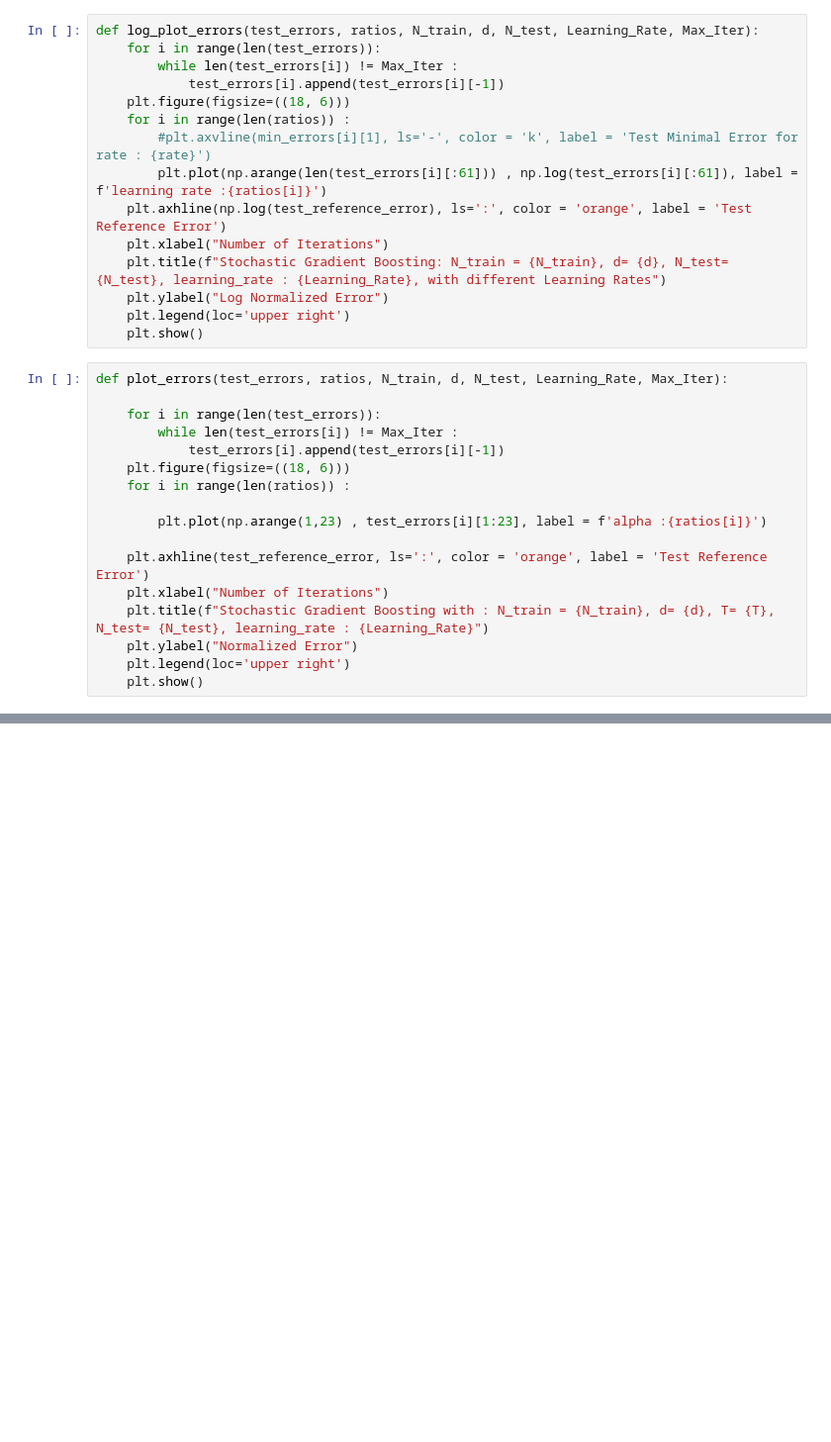
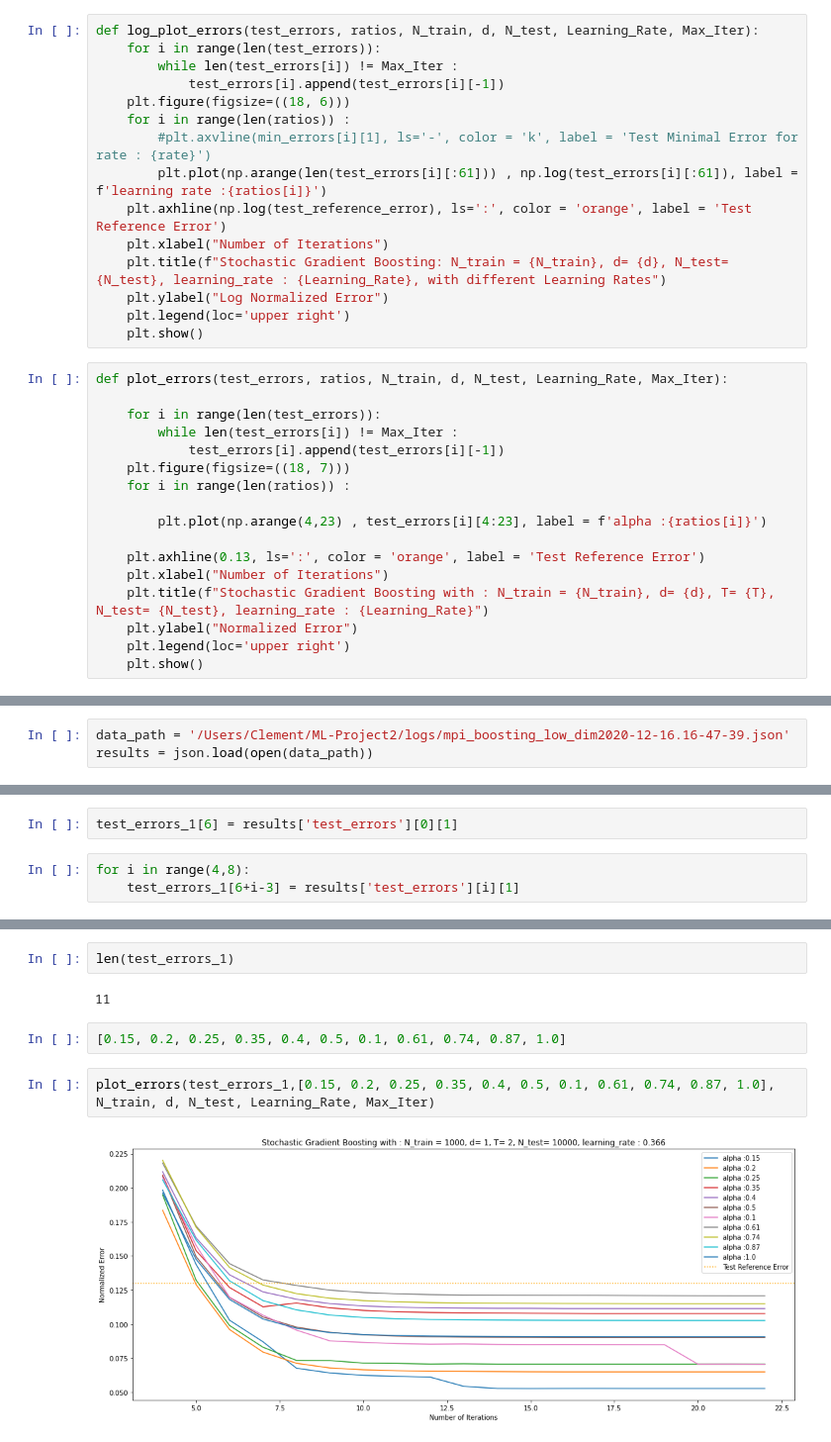
Before and after one commit to tlpss/ML-Project2, a Jupyter notebook: notebooks/#0008_Ensemble_Stochastic_Gradient_Boosting.ipynb, the cells around one changed output, grey strips where cells are left out. Shown at 99% size. Drawn from its saved outputs; the diff is of its cells as text; blank space fills up the shorter version.

Commit message:
evaluate boosting variables renaming

```diff
--- a/notebooks/#0008_Ensemble_Stochastic_Gradient_Boosting.ipynb
+++ b/notebooks/#0008_Ensemble_Stochastic_Gradient_Boosting.ipynb
@@ -333,12 +357,12 @@ def plot_errors(test_errors, ratios, N_train, d, N_test, Learning_Rate, Max_Iter
     for i in range(len(test_errors)):
         while len(test_errors[i]) != Max_Iter :
             test_errors[i].append(test_errors[i][-1])
-    plt.figure(figsize=((18, 6)))
+    plt.figure(figsize=((18, 7)))
     for i in range(len(ratios)) :
 
-        plt.plot(np.arange(1,23) , test_errors[i][1:23], label = f'alpha :{ratios[i]}')
+        plt.plot(np.arange(4,23) , test_errors[i][4:23], label = f'alpha :{ratios[i]}')
 
-    plt.axhline(test_reference_error, ls=':', color = 'orange', label = 'Test Reference Error')
+    plt.axhline(0.13, ls=':', color = 'orange', label = 'Test Reference Error')
     plt.xlabel("Number of Iterations")
     plt.title(f"Stochastic Gradient Boosting with : N_train = {N_train}, d= {d}, T= {T}, N_test= {N_test}, learning_rate : {Learning_Rate}")
     plt.ylabel("Normalized Error")
@@ -346,0 +373,3 @@ def plot_errors(test_errors, ratios, N_train, d, N_test, Learning_Rate, Max_Iter
+# %%
+data_path = '/Users/Clement/ML-Project2/logs/mpi_boosting_low_dim2020-12-16.16-47-39.json'
+results = json.load(open(data_path))
@@ -346,0 +400,5 @@ def plot_errors(test_errors, ratios, N_train, d, N_test, Learning_Rate, Max_Iter
+# %%
+test_errors_1[6] = results['test_errors'][0][1]
+# %%
+for i in range(4,8):
+    test_errors_1[6+i-3] = results['test_errors'][i][1]
@@ -346,0 +425,10 @@ def plot_errors(test_errors, ratios, N_train, d, N_test, Learning_Rate, Max_Iter
+# %%
+len(test_errors_1)
+# %% [output]
+11
+# %%
+[0.15, 0.2, 0.25, 0.35, 0.4, 0.5, 0.1, 0.61, 0.74, 0.87, 1.0]
+# %%
+plot_errors(test_errors_1,[0.15, 0.2, 0.25, 0.35, 0.4, 0.5, 0.1, 0.61, 0.74, 0.87, 1.0], N_train, d, N_test, Learning_Rate, Max_Iter)
+# %% [output]
+[figure, added]
```
Also changed, not shown: parts of 9 cells of this notebook, 4 other files.
